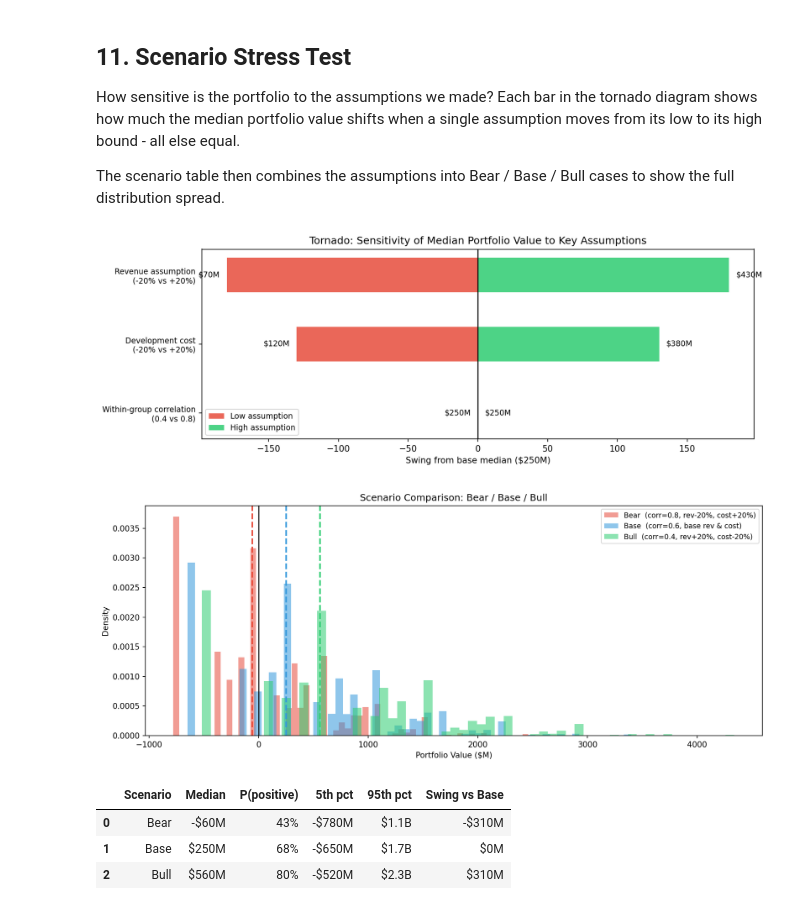
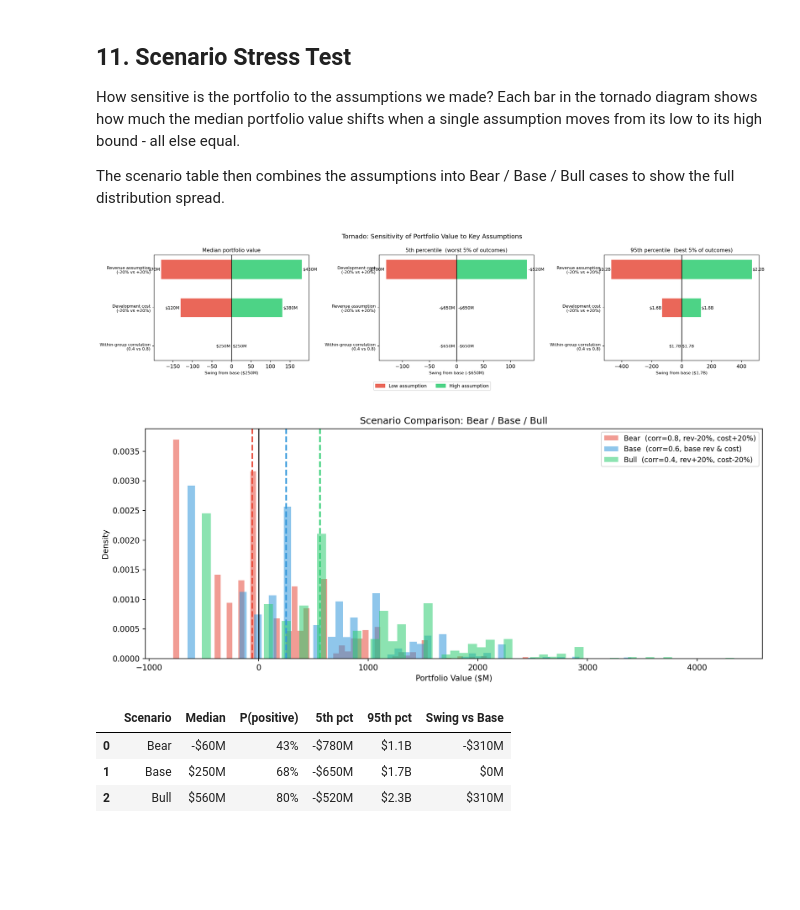
Before and after one commit to ChristopherSNelson/PoTS_decisionTool, a Jupyter notebook: portfolio_demo.ipynb, the cells around one changed output. Cells and saved outputs as stored; diff of their text form; code cells hidden in the pictures; blank space fills up the shorter version.

```diff
--- a/portfolio_demo.ipynb
+++ b/portfolio_demo.ipynb
@@ -471,92 +471,93 @@ def fmt(v):
     s = f'{chr(36)}{av/1000:.1f}B' if av >= 1000 else f'{chr(36)}{av:.0f}M'
     return f'-{s}' if neg else s
 
-base_med = st['base_med']
+base_pv = st['base_pv']
 
-# --- Figure 1: Tornado diagram ---
-factors = st['factors']
-labels = list(factors.keys())
-lo_vals = np.array([v[0] for v in factors.values()])
-hi_vals = np.array([v[1] for v in factors.values()])
-swings = hi_vals - lo_vals
-order = np.argsort(swings)
-labels = [labels[i] for i in order]
-lo_vals = lo_vals[order]
-hi_vals = hi_vals[order]
+# Helper: build one tornado panel for a given percentile stat
+def tornado_panel(ax, stat_fn, base_val, title):
+    factors = st['factors']
+    labels = list(factors.keys())
+    lo_vals = np.array([stat_fn(v[0]) for v in factors.values()])
+    hi_vals = np.array([stat_fn(v[1]) for v in factors.values()])
+    swings = hi_vals - lo_vals
+    order = np.argsort(np.abs(swings))
+    labels_ord = [labels[i] for i in order]
+    lo_ord = lo_vals[order]
+    hi_ord = hi_vals[order]
 
-fig, ax = plt.subplots(figsize=(11, 4))
-y = np.arange(len(labels))
-lo_swing = lo_vals - base_med
-hi_swing = hi_vals - base_med
+    y = np.arange(len(labels_ord))
+    lo_swing = lo_ord - base_val
+    hi_swing = hi_ord - base_val
 
-ax.barh(y, lo_swing, left=0, color='#e74c3c', alpha=0.85, height=0.5, label='Low assumption')
-ax.barh(y, hi_swing, left=0, color='#2ecc71', alpha=0.85, height=0.5, label='High assumption')
-ax.axvline(0, color='black', linewidth=1.2)
+    ax.barh(y, lo_swing, left=0, color='#e74c3c', alpha=0.85, height=0.5)
+    ax.barh(y, hi_swing, left=0, color='#2ecc71', alpha=0.85, height=0.5)
+    ax.axvline(0, color='black', linewidth=1.2)
+    for i, (lo, hi) in enumerate(zip(lo_swing, hi_swing)):
+        ax.text(lo - 3, i, fmt(lo_ord[i]), va='center', ha='right', fontsize=8)
+        ax.text(hi + 3, i, fmt(hi_ord[i]), va='center', ha='left', fontsize=8)
+    ax.set_yticks(y)
+    ax.set_yticklabels(labels_ord, fontsize=8)
+    ax.set_xlabel(f'Swing from base ({fmt(base_val)})', fontsize=8)
+    ax.set_title(title, fontsize=10)
 
-for i, (lo, hi) in enumerate(zip(lo_swing, hi_swing)):
-    ax.text(lo - 5, i, fmt(lo_vals[i]), va='center', ha='right', fontsize=9)
-    ax.text(hi + 5, i, fmt(hi_vals[i]), va='center', ha='left', fontsize=9)
+fig, axes = plt.subplots(1, 3, figsize=(18, 4), sharey=False)
 
-ax.set_yticks(y)
-ax.set_yticklabels(labels, fontsize=9)
-ax.set_xlabel(f'Swing from base median ({fmt(base_med)})')
-ax.set_title('Tornado: Sensitivity of Median Portfolio Value to Key Assumptions')
-ax.legend(fontsize=9)
+tornado_panel(axes[0], np.median,
+              np.median(base_pv),
+              'Median portfolio value')
+tornado_panel(axes[1], lambda pv: np.percentile(pv, 5),
+              np.percentile(base_pv, 5),
+              '5th percentile  (worst 5% of outcomes)')
+tornado_panel(axes[2], lambda pv: np.percentile(pv, 95),
+              np.percentile(base_pv, 95),
+              '95th percentile  (best 5% of outcomes)')
+
+# Shared legend
+from matplotlib.patches import Patch
+legend_elements = [Patch(color='#e74c3c', alpha=0.85, label='Low assumption'),
+                   Patch(color='#2ecc71', alpha=0.85, label='High assumption')]
+fig.legend(handles=legend_elements, loc='lower center', ncol=2,
+           fontsize=9, bbox_to_anchor=(0.5, -0.08))
+fig.suptitle('Tornado: Sensitivity of Portfolio Value to Key Assumptions', fontsize=12)
 fig.tight_layout()
 fig.savefig('plots/stress_test_tornado.png', bbox_inches='tight')
 plt.show()
 
-# --- Figure 2: Scenario distributions ---
+# --- Scenario distributions ---
 fig, ax = plt.subplots(figsize=(12, 5))
 scenario_colors = {'Bear': '#e74c3c', 'Base': '#3498db', 'Bull': '#2ecc71'}
 scenario_labels = {
     'Bear': 'Bear  (corr=0.8, rev-20%, cost+20%)',
     'Base': 'Base  (corr=0.6, base rev & cost)',
     'Bull': 'Bull  (corr=0.4, rev+20%, cost-20%)',
 }
-
 for name, pv in st['scenarios'].items():
     ax.hist(pv, bins=60, alpha=0.55, color=scenario_colors[name],
             label=scenario_labels[name], density=True)
     ax.axvline(np.median(pv), color=scenario_colors[name], linewidth=2, linestyle='--')
-
 ax.axvline(0, color='black', linewidth=1.2)
 ax.set_xlabel(f'Portfolio Value ({chr(36)}M)')
 ax.set_ylabel('Density')
 ax.set_title('Scenario Comparison: Bear / Base / Bull')
 ax.legend(fontsize=9)
 fig.tight_layout()
 fig.savefig('plots/stress_test_scenarios.png', bbox_inches='tight')
 plt.show()
 
 # --- Summary table ---
 rows = []
 for name, pv in st['scenarios'].items():
     rows.append({
         'Scenario': name,
         'Median': fmt(np.median(pv)),
         'P(positive)': f'{(pv > 0).mean():.0%}',
         '5th pct': fmt(np.percentile(pv, 5)),
         '95th pct': fmt(np.percentile(pv, 95)),
-        'Swing vs Base': fmt(np.median(pv) - base_med),
+        'Swing vs Base': fmt(np.median(pv) - np.median(base_pv)),
     })
 display(pd.DataFrame(rows))
-
-# Identify biggest lever
-rev_key = 'Revenue assumption\n(-20% vs +20%)'
-corr_key = 'Within-group correlation\n(0.4 vs 0.8)'
-cost_key = 'Development cost\n(-20% vs +20%)'
-rev_swing = st['factors'][rev_key][1] - st['factors'][rev_key][0]
-corr_swing = st['factors'][corr_key][1] - st['factors'][corr_key][0]
-cost_swing = st['factors'][cost_key][1] - st['factors'][cost_key][0]
-biggest = max(
-    ('Revenue', rev_swing), ('Correlation', corr_swing), ('Cost', cost_swing),
-    key=lambda x: abs(x[1])
-)
-print(f'\nBase median: {fmt(base_med)}')
-print(f'Biggest lever: {biggest[0]} (swing {fmt(biggest[1])})')
 # %% [output]
-[figure, old version]
+[figure, new version]
 [figure]
 |  | Scenario | Median | P(positive) | 5th pct | 95th pct | Swing vs Base |
 | 0 | Bear | -$60M | 43% | -$780M | $1.1B | -$310M |
```
Also changed, not shown: parts of 1 cell of this notebook, 2 other files.
